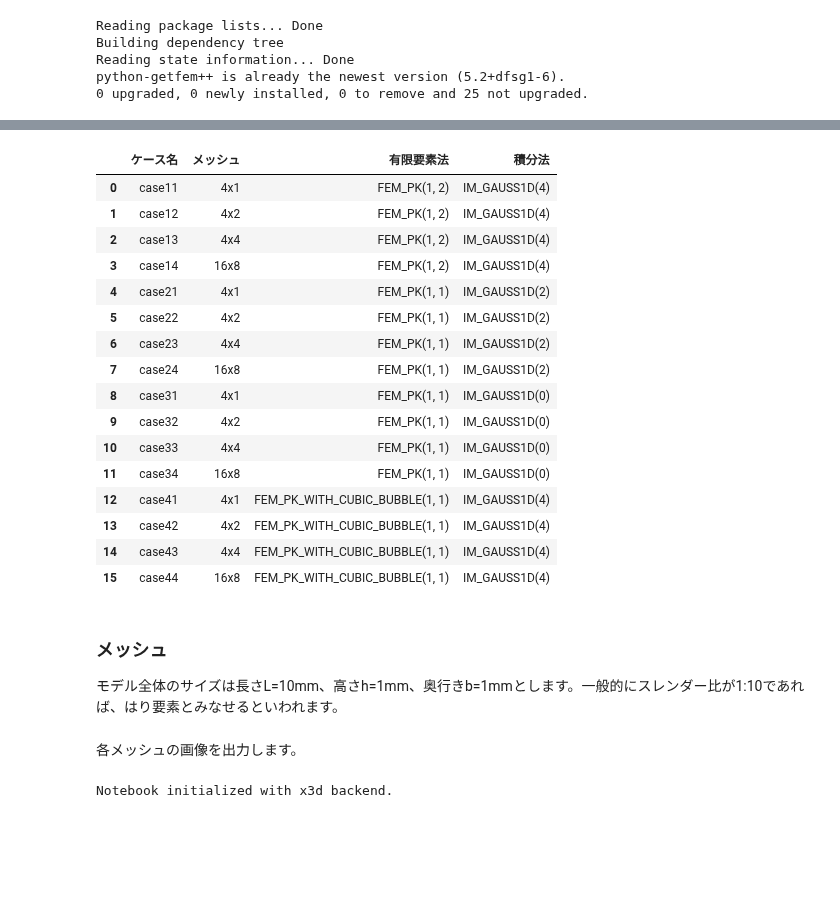
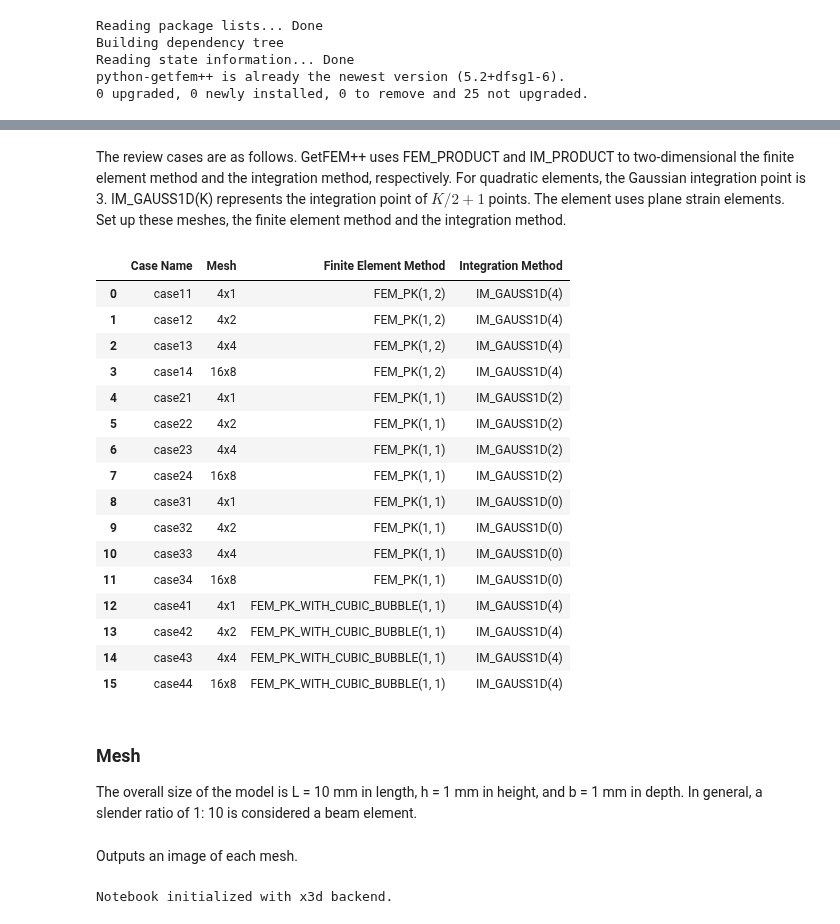
Before and after one commit to tkoyama010/Colaboratory, a Jupyter notebook: Cantilever.ipynb, the cells around one changed output, grey strips where cells are left out. Drawn from its saved outputs; the diff is of its cells as text; code cells hidden in the pictures; blank space fills up the shorter version.

```diff
--- a/Cantilever.ipynb
+++ b/Cantilever.ipynb
@@ -59,3 +80,5 @@ import numpy.testing as npt
+# %% [markdown]
+The review cases are as follows. GetFEM++ uses FEM_PRODUCT and IM_PRODUCT to two-dimensional the finite element method and the integration method, respectively. For quadratic elements, the Gaussian integration point is 3. IM_GAUSS1D(K) represents the integration point of $K/2+1$ points. The element uses plane strain elements. Set up these meshes, the finite element method and the integration method.
 # %%
 cases = [
     "case11",
@@ -153,18 +176,18 @@ methods = [
 # %%
 pd.options.display.float_format = "{:.2f}".format
 
 
 data = []
 
-columns = ["ケース名", "メッシュ", "有限要素法", "積分法"]
+columns = ["Case Name", "Mesh", "Finite Element Method", "Integration Method"]
 
 for case, x, y, fem_name, method in zip(cases, xs, ys, fem_names, methods):
     data.append([case, str(x) + "x" + str(y), fem_name, method])
 
 df = pd.DataFrame(data=data, columns=columns)
 df
 # %% [output]
-|  | ケース名 | メッシュ | 有限要素法 | 積分法 |
+|  | Case Name | Mesh | Finite Element Method | Integration Method |
 | 0 | case11 | 4x1 | FEM_PK(1, 2) | IM_GAUSS1D(4) |
 | 1 | case12 | 4x2 | FEM_PK(1, 2) | IM_GAUSS1D(4) |
 | 2 | case13 | 4x4 | FEM_PK(1, 2) | IM_GAUSS1D(4) |
@@ -181,10 +204,10 @@ df
 | 13 | case42 | 4x2 | FEM_PK_WITH_CUBIC_BUBBLE(1, 1) | IM_GAUSS1D(4) |
 | 14 | case43 | 4x4 | FEM_PK_WITH_CUBIC_BUBBLE(1, 1) | IM_GAUSS1D(4) |
 | 15 | case44 | 16x8 | FEM_PK_WITH_CUBIC_BUBBLE(1, 1) | IM_GAUSS1D(4) |
-# %% [markdown]
-### メッシュ
-
-モデル全体のサイズは長さL=10mm、高さh=1mm、奥行きb=1mmとします。一般的にスレンダー比が1:10であれば、はり要素とみなせるといわれます。
+# %% [markdown]
+### Mesh
+
+The overall size of the model is L = 10 mm in length, h = 1 mm in height, and b = 1 mm in depth. In general, a slender ratio of 1: 10 is considered a beam element.
 # %%
 L = 10.0
 b = 1.0
@@ -198,8 +221,8 @@ for case, x, y in zip(cases, xs, ys):
     mesh = gf.Mesh("cartesian", X, Y)
     meshs.append(mesh)
     mesh.export_to_vtk("mesh_" + case + ".vtk")
-# %% [markdown]
-各メッシュの画像を出力します。
+# %% [markdown]
+Outputs an image of each mesh.
 # %%
 from mayavi import mlab
 
```
Also changed, not shown: parts of 78 cells of this notebook.
